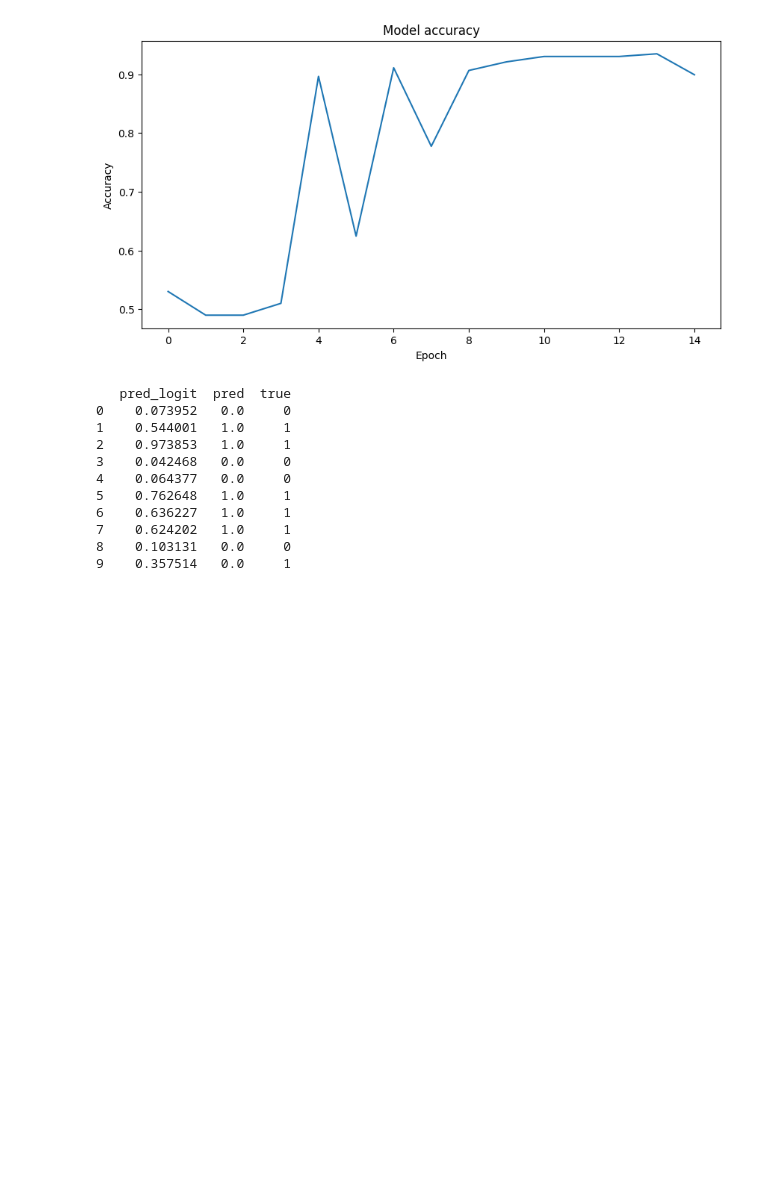
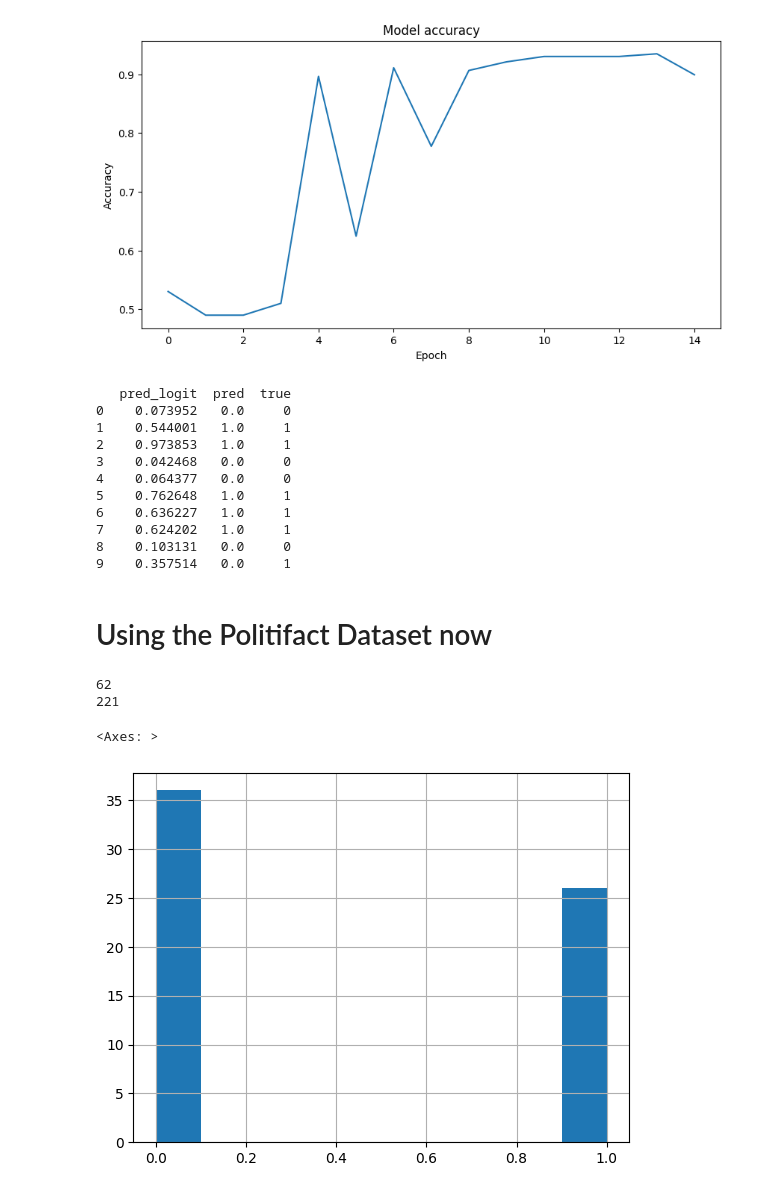
Before and after one commit to Chinthanamj/MLGA-Team-4, a Jupyter notebook: Fake_News.ipynb, the cells around one changed output. Drawn from its saved outputs; the diff is of its cells as text; code cells hidden in the pictures; blank space fills up the shorter version.

```diff
--- a/Fake_News.ipynb
+++ b/Fake_News.ipynb
@@ -313,3 +315,21 @@ for data in test_loader:
 7    0.624202   1.0     1
 8    0.103131   0.0     0
 9    0.357514   0.0     1
+# %% [markdown]
+# Using the Politifact Dataset now
+# %%
+from torch_geometric.datasets import UPFD
+train_data = UPFD(root=".", name="politifact", feature="content", split="train")
+test_data = UPFD(root=".", name="politifact", feature="content", split="test")
+print(len(train_data))
+print(len(test_data))
+
+import pandas as pd
+labels = [data.y.item() for i, data in enumerate(train_data)]
+df = pd.DataFrame(labels, columns=["Labels"])
+df["Labels"].hist()
+# %% [output]
+62
+221
+<Axes: >
+[figure, added]
```
Also changed, not shown: parts of 3 cells of this notebook.
